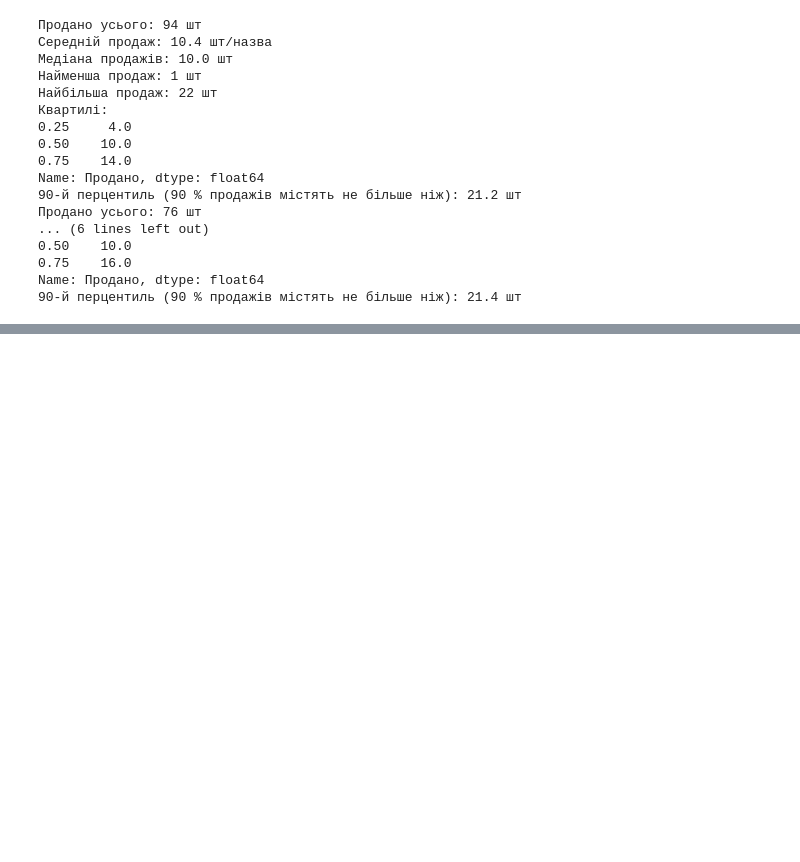
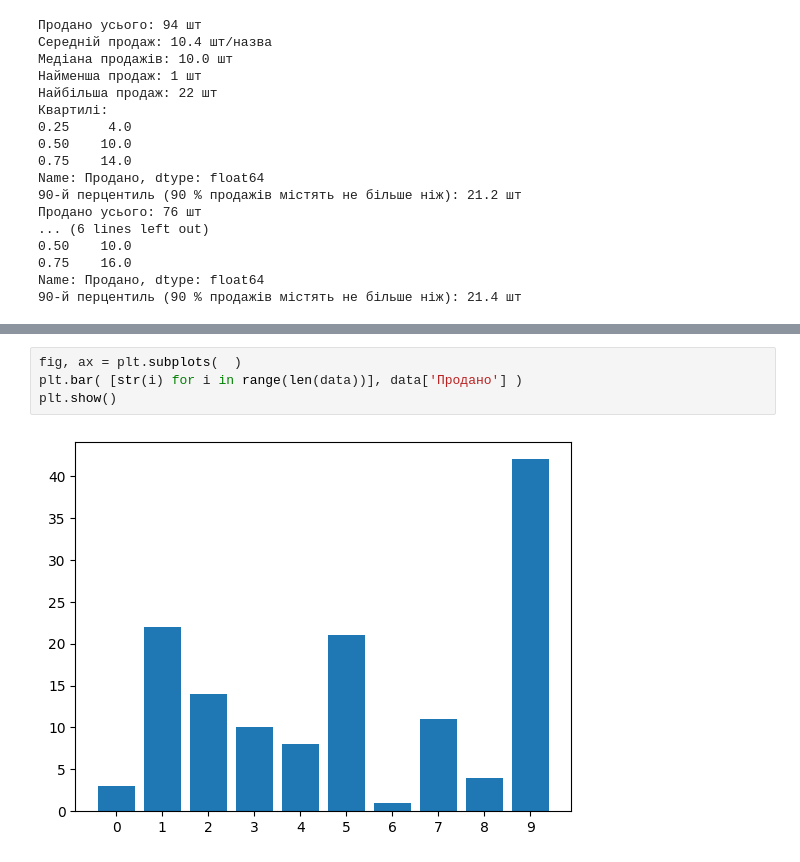
Before and after one commit to dns-lector/PythonAiP33, a Jupyter notebook: works/Work2_4_statistics.ipynb, the cells around one changed output, grey strips where cells are left out. Drawn from its saved outputs; the diff is of its cells as text; blank space fills up the shorter version.

```diff
--- a/works/Work2_4_statistics.ipynb
+++ b/works/Work2_4_statistics.ipynb
@@ -112,0 +150,6 @@ Name: Продано, dtype: float64
+# %%
+fig, ax = plt.subplots(  )
+plt.bar( [str(i) for i in range(len(data))], data['Продано'] )
+plt.show()
+# %% [output]
+[figure, added]
```
Also changed, not shown: parts of 4 cells of this notebook.
